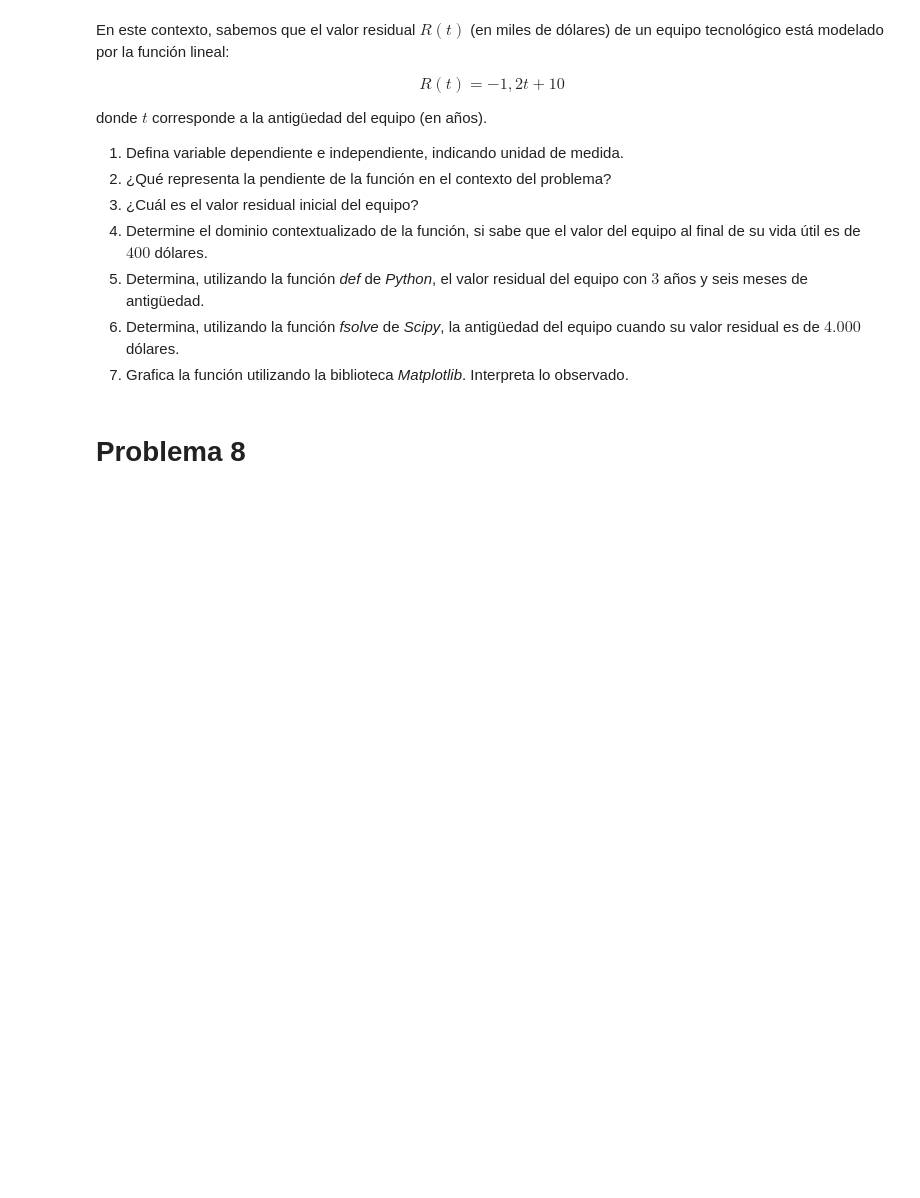
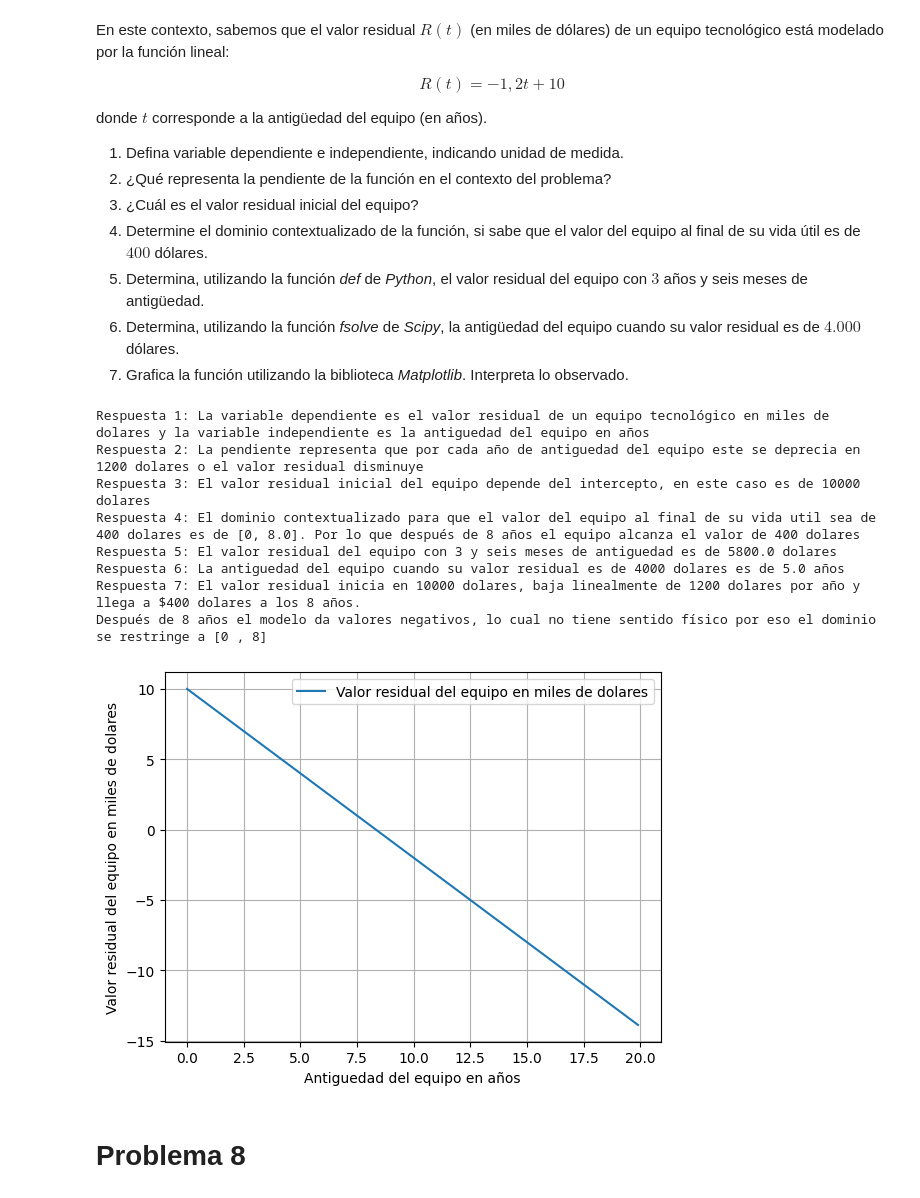
Before and after one commit to SolidusStrange/Matematica-Aplicada, a Jupyter notebook: G2_Función_Lineal.ipynb, the cells around one changed output. Cells and saved outputs as stored; diff of their text form; code cells hidden in the pictures; blank space fills up the shorter version.

```diff
--- a/G2_Función_Lineal.ipynb
+++ b/G2_Función_Lineal.ipynb
@@ -390,11 +368,0 @@ La cantidad de visitas diarias cuando se ejecutan 5 campañas publicitarias es d
-# %%
-# 5. Utilizando la función *fsolve* de *Scipy* responde: ¿cuántas campañas publicitarias se deben ejecutar para alcanzar $4.700$ visitas diarias?
-import numpy as np
-from scipy.optimize import fsolve
-
-def variable(x):
-    return 300 * x + 500 - 4700
-
-x = np.linspace(0, 10000, 1)
-solucion = fsolve(variable, x)
-print(f"La cantidad de campañas publicitarias que se ejecutan para 4700 visitas {solucion[0]:.0f} unidades")
@@ -418,6 +419,71 @@ donde $t$ corresponde a la antigüedad del equipo (en años).
 5. Determina, utilizando la función *def* de *Python*, el valor residual del equipo con $3$ años y seis meses de antigüedad.
 6. Determina, utilizando la función *fsolve*  de *Scipy*, la antigüedad del equipo cuando su valor residual es de $4.000$ dólares.
 7. Grafica la función utilizando la biblioteca *Matplotlib*. Interpreta lo observado.
+# %%
+import numpy as np
+from scipy.optimize import fsolve
+
+# Respuesta 1
+print("Respuesta 1: La variable dependiente es el valor residual de un equipo tecnológico en miles de dolares \
+y la variable independiente es la antiguedad del equipo en años")
+
+# Respuesta 2
+print("Respuesta 2: La pendiente representa que por cada año de antiguedad del equipo este se deprecia en 1200 dolares o el valor residual disminuye")
+
+# Respuesta 3
+print("Respuesta 3: El valor residual inicial del equipo depende del intercepto, en este caso es de 10000 dolares")
+
+# Respuesta 4
+def ecuacion(t): # Definiminos la ecuacion
+    return -1.2*t + 10 - 0.4 # Queremos que R(t) = (400/1000)
+
+t0 = np.linspace(0, 20, 1) # Valor inicial para que fsolve arranque
+
+solucion = fsolve(ecuacion, t0) # Resolver
+
+print(f"Respuesta 4: El dominio contextualizado para que el valor del equipo al final de su vida util sea de 400 dolares es de [0, {solucion[0]}].\
+ Por lo que después de 8 años el equipo alcanza el valor de 400 dolares")
+
+# Respuesta 5
+def R(t):
+    return -1.2*t + 10
+
+print(f"Respuesta 5: El valor residual del equipo con 3 y seis meses de antiguedad es de {R(3.5)*1000} dolares")
+
+# Respuesta 6
+def ecuacion(t): # Definimos la ecuación
+    return -1.2*t + 10 - 4 # Queremos R(t) = 4
+
+t0 = np.linspace(0, 20, 1) # Valor inicial para que fsolve arranque
+
+solucion = fsolve(ecuacion, t0) # Resolver
+
+print(f"Respuesta 6: La antiguedad del equipo cuando su valor residual es de 4000 dolares es de {solucion[0]} años")
+
+# Respuesta 7
+print("Respuesta 7: El valor residual inicia en 10000 dolares, baja linealmente de 1200 dolares por año y llega a $400 dolares a los 8 años.\nDespués de 8 años el modelo da valores negativos, lo cual no tiene sentido físico por eso el dominio se restringe a [0 , 8]")
+import matplotlib.pyplot as plt
+
+def R(t):
+  return -1.2*t + 10
+
+t = np.arange(0, 20, 0.1)
+plt.plot(t, R(t), label = "Valor residual del equipo en miles de dolares")
+plt.grid(True)
+plt.xlabel("Antiguedad del equipo en años")
+plt.ylabel("Valor residual del equipo en miles de dolares")
+plt.legend()
+plt.show()
+# %% [output]
+Respuesta 1: La variable dependiente es el valor residual de un equipo tecnológico en miles de dolares y la variable independiente es la antiguedad del equipo en años
+Respuesta 2: La pendiente representa que por cada año de antiguedad del equipo este se deprecia en 1200 dolares o el valor residual disminuye
+Respuesta 3: El valor residual inicial del equipo depende del intercepto, en este caso es de 10000 dolares
+Respuesta 4: El dominio contextualizado para que el valor del equipo al final de su vida util sea de 400 dolares es de [0, 8.0]. Por lo que después de 8 años el equipo alcanza el valor de 400 dolares
+Respuesta 5: El valor residual del equipo con 3 y seis meses de antiguedad es de 5800.0 dolares
+Respuesta 6: La antiguedad del equipo cuando su valor residual es de 4000 dolares es de 5.0 años
+Respuesta 7: El valor residual inicia en 10000 dolares, baja linealmente de 1200 dolares por año y llega a $400 dolares a los 8 años.
+Después de 8 años el modelo da valores negativos, lo cual no tiene sentido físico por eso el dominio se restringe a [0 , 8]
+[figure, added]
 # %% [markdown]
 # Problema 8
 # %% [markdown]
```
Also changed, not shown: parts of 28 cells of this notebook.
